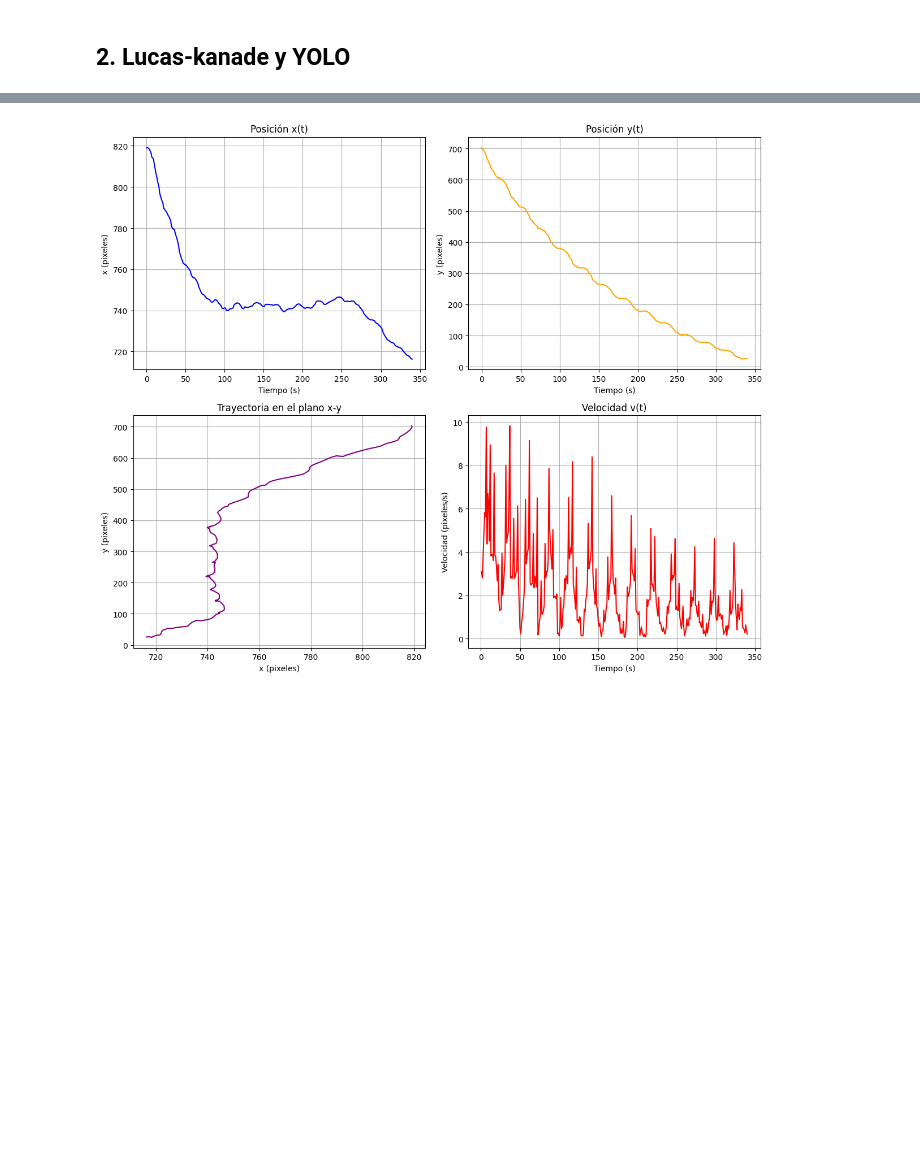
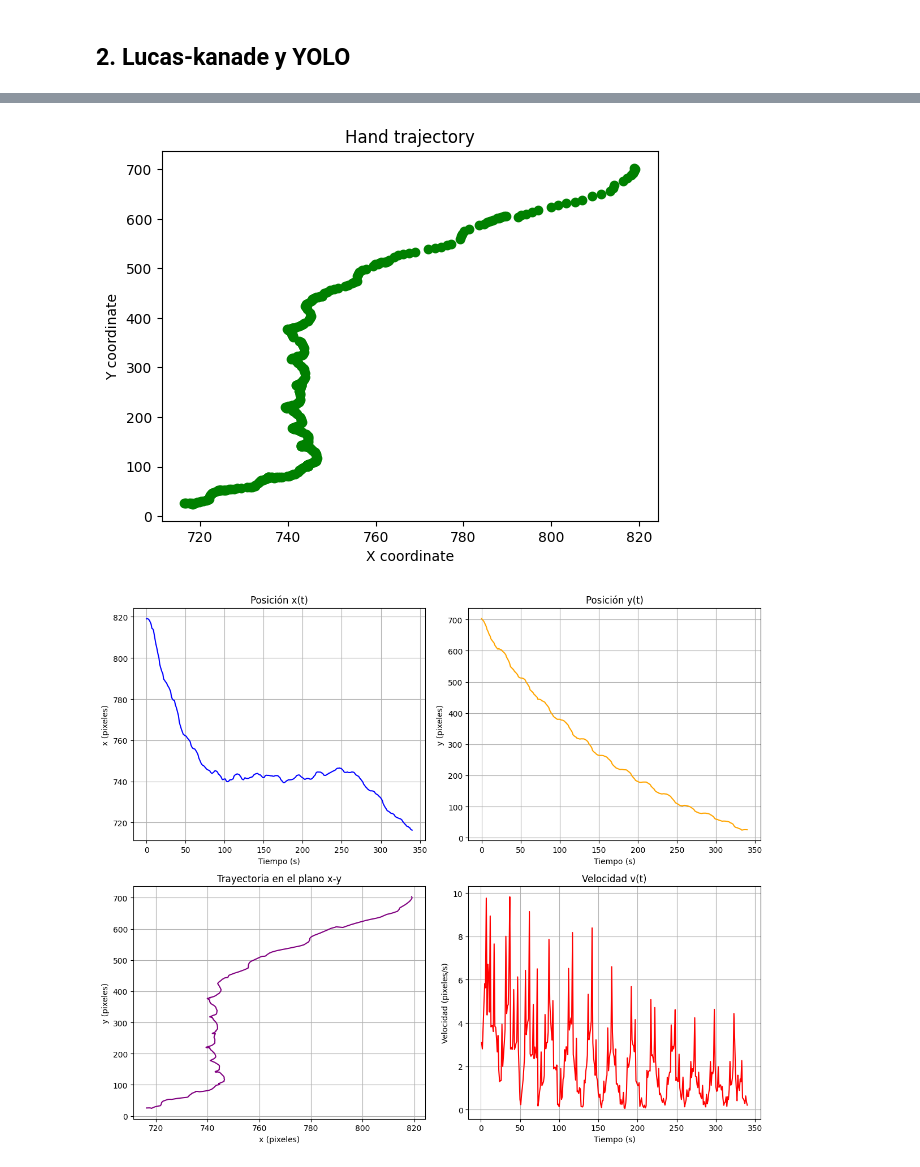
Before and after one commit to MediaMind-ULPGC/P07, a Jupyter notebook: lucas-kanade/lucas_kanade_p07.ipynb, the cells around one changed output, grey strips where cells are left out. Drawn from its saved outputs; the diff is of its cells as text; code cells hidden in the pictures; blank space fills up the shorter version.

```diff
--- a/lucas-kanade/lucas_kanade_p07.ipynb
+++ b/lucas-kanade/lucas_kanade_p07.ipynb
@@ -210,17 +126,24 @@ status, old_frame = video.read()
 size = (old_frame.shape[1], old_frame.shape[0])
 
 fourcc = cv.VideoWriter_fourcc(*'DIVX')
-video_out = cv.VideoWriter('videos/video_lucas_kanade.mp4', fourcc, 20.0, size)
+video_out = cv.VideoWriter('../videos/result_lk_opencv.mp4', fourcc, 20.0, size)
+
+img_bgr = cv.cvtColor(old_frame, cv.COLOR_RGB2BGR)
+video_out.write(img_bgr)
 
 # Cargar el modelo YOLO
 model = YOLO('./models/yolo11x-pose.pt')
 
 # Obtener la posición inicial de la mano
 hand_point = get_hand(old_frame, model)
+print(hand_point)
 old_gray = cv.cvtColor(old_frame, cv.COLOR_BGR2GRAY)
 
 # Inicializar el seguimiento
 tracking_path = [hand_point]
+tracking_path_skips = [hand_point]
+i = 0
+frames = [i]
 
 # Parámetros para Lucas-Kanade
 lk_params = dict(winSize=(15, 15), maxLevel=2, criteria=(cv.TERM_CRITERIA_EPS | cv.TERM_CRITERIA_COUNT, 10, 0.03))
@@ -247,9 +170,14 @@ while status:
         x, y = next_points[0][0]
         new_tracked_points.append((x, y))
         tracking_path.append((x, y))
+        tracking_path_skips.append((x, y))
         prev_points = next_points  # Actualizar el punto previo
     else:
+        tracking_path_skips.append((0,0))
         new_tracked_points = tracking_path[-1:]
+
+    i += 1
+    frames.append(i)
 
     # Dibujar la trayectoria y los puntos actuales
     for i in range(1, len(tracking_path)):
@@ -294,3 +260,11 @@ speed = np.sqrt(np.diff(x_coordinates)**2 + np.diff(y_coordinates)**2)
+# %%
+plt.plot(x_coordinates_skips, y_coordinates_skips, label="Hand trajectory", color="green", marker='o', linestyle='')
+plt.xlabel("X coordinate")
+plt.ylabel("Y coordinate")
+plt.title("Hand trajectory")
+plt.show()
+# %% [output]
+[figure, added]
 # %%
 plt.figure(figsize=(12, 10))
 
```
Also changed, not shown: parts of 15 cells of this notebook, 16 other files.
